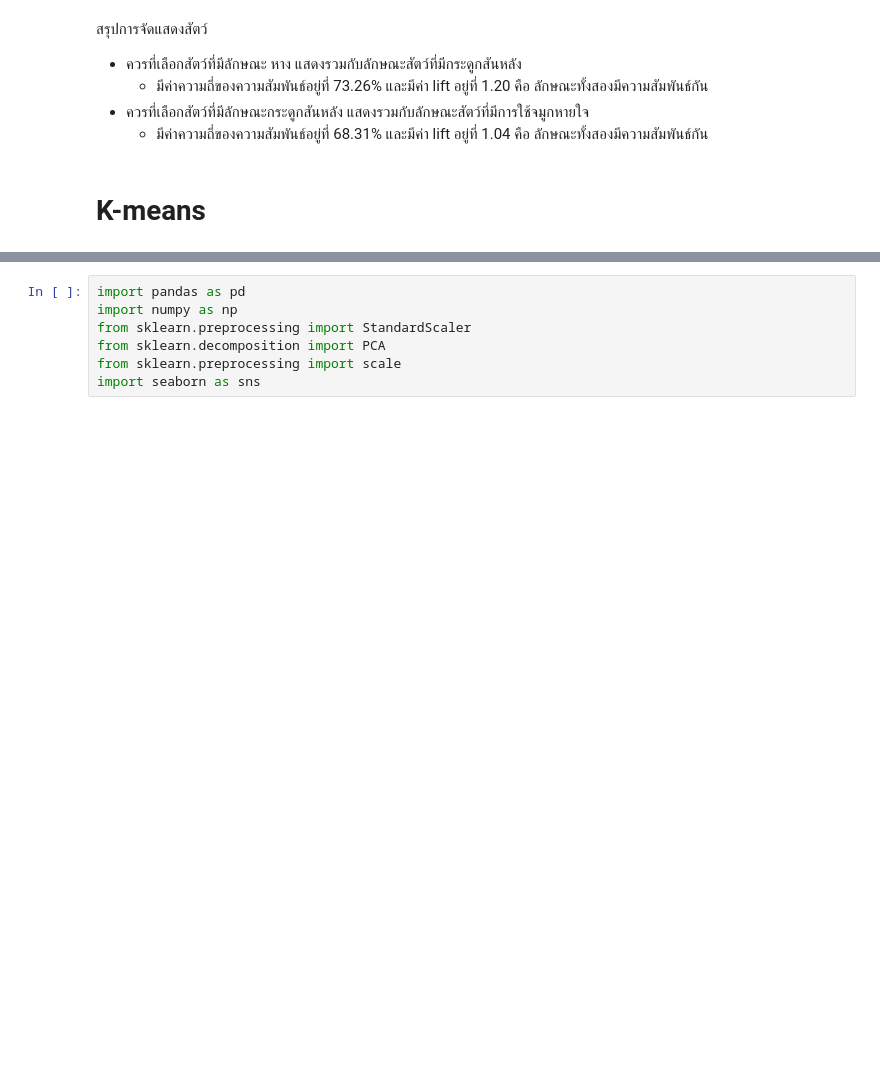
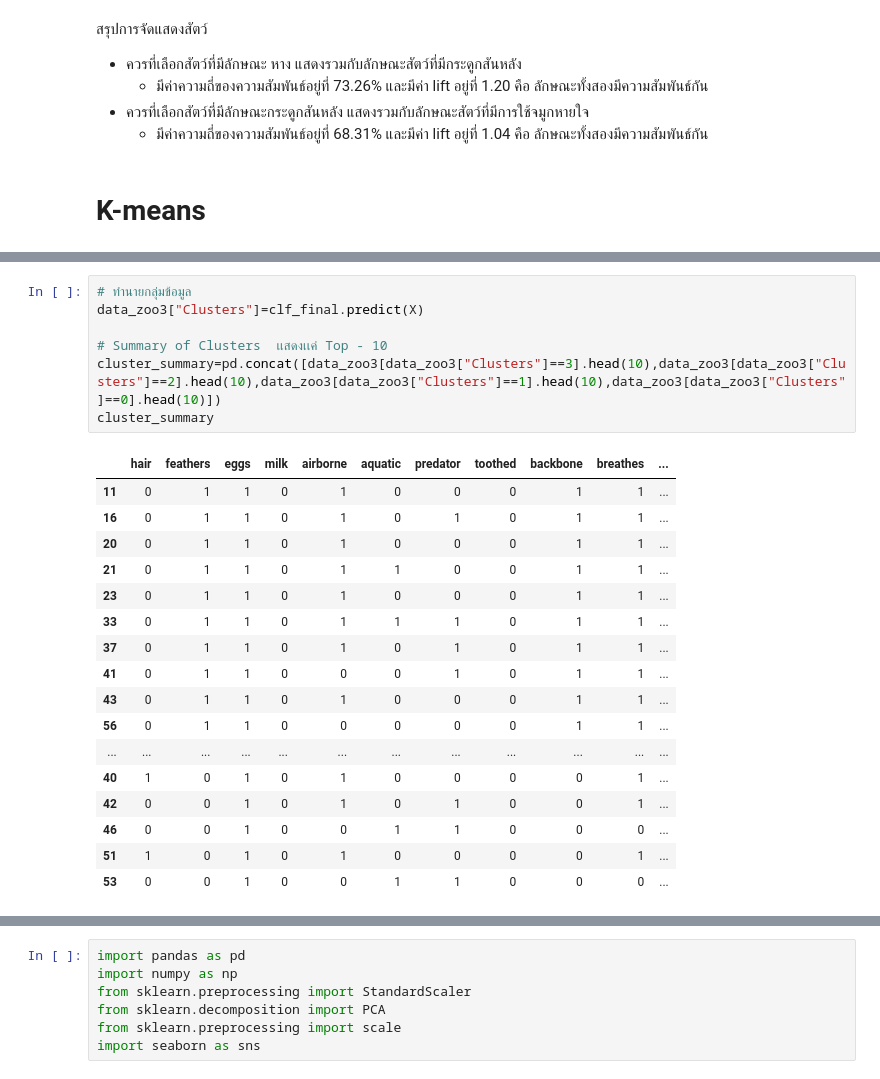
Before and after one commit to Phimphakanph22/bsc_dpdm22, a Jupyter notebook: Project_DataMining.ipynb, the cells around one changed output, grey strips where cells are left out. Drawn from its saved outputs; the diff is of its cells as text; blank space fills up the shorter version.

```diff
--- a/Project_DataMining.ipynb
+++ b/Project_DataMining.ipynb
@@ -297,0 +406,25 @@ rules.sort_values('support', ascending=False).head(5)
+# %%
+# ทำนายกลุ่มข้อมูล
+data_zoo3["Clusters"]=clf_final.predict(X)
+
+# Summary of Clusters  เเสดงเเค่ Top - 10
+cluster_summary=pd.concat([data_zoo3[data_zoo3["Clusters"]==3].head(10),data_zoo3[data_zoo3["Clusters"]==2].head(10),data_zoo3[data_zoo3["Clusters"]==1].head(10),data_zoo3[data_zoo3["Clusters"]==0].head(10)])
+cluster_summary
+# %% [output]
+|  | hair | feathers | eggs | milk | airborne | aquatic | predator | toothed | backbone | breathes | ... |
+| 11 | 0 | 1 | 1 | 0 | 1 | 0 | 0 | 0 | 1 | 1 | ... |
+| 16 | 0 | 1 | 1 | 0 | 1 | 0 | 1 | 0 | 1 | 1 | ... |
+| 20 | 0 | 1 | 1 | 0 | 1 | 0 | 0 | 0 | 1 | 1 | ... |
+| 21 | 0 | 1 | 1 | 0 | 1 | 1 | 0 | 0 | 1 | 1 | ... |
+| 23 | 0 | 1 | 1 | 0 | 1 | 0 | 0 | 0 | 1 | 1 | ... |
+| 33 | 0 | 1 | 1 | 0 | 1 | 1 | 1 | 0 | 1 | 1 | ... |
+| 37 | 0 | 1 | 1 | 0 | 1 | 0 | 1 | 0 | 1 | 1 | ... |
+| 41 | 0 | 1 | 1 | 0 | 0 | 0 | 1 | 0 | 1 | 1 | ... |
+| 43 | 0 | 1 | 1 | 0 | 1 | 0 | 0 | 0 | 1 | 1 | ... |
+| 56 | 0 | 1 | 1 | 0 | 0 | 0 | 0 | 0 | 1 | 1 | ... |
+| ... | ... | ... | ... | ... | ... | ... | ... | ... | ... | ... | ... |
+| 40 | 1 | 0 | 1 | 0 | 1 | 0 | 0 | 0 | 0 | 1 | ... |
+| 42 | 0 | 0 | 1 | 0 | 1 | 0 | 1 | 0 | 0 | 1 | ... |
+| 46 | 0 | 0 | 1 | 0 | 0 | 1 | 1 | 0 | 0 | 0 | ... |
+| 51 | 1 | 0 | 1 | 0 | 1 | 0 | 0 | 0 | 0 | 1 | ... |
+| 53 | 0 | 0 | 1 | 0 | 0 | 1 | 1 | 0 | 0 | 0 | ... |
```
Also changed, not shown: parts of 20 cells of this notebook.
